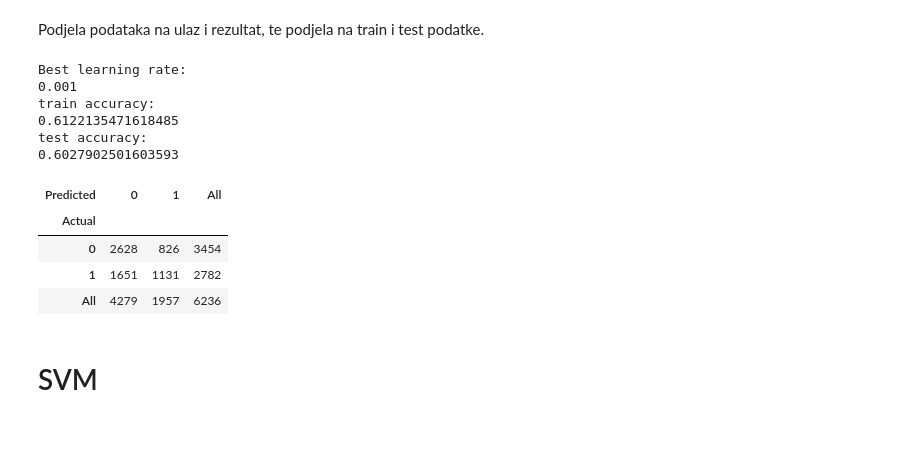
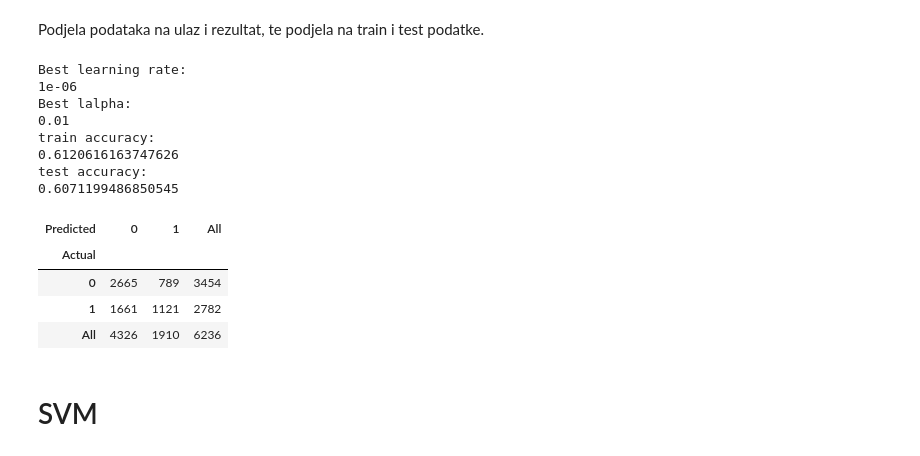
Before and after one commit to pdragojevic/Predicting-NBA-Shots, a Jupyter notebook: predicting_nba_shots.ipynb, the cells around one changed output. Drawn from its saved outputs; the diff is of its cells as text; code cells hidden in the pictures.

```diff
--- a/predicting_nba_shots.ipynb
+++ b/predicting_nba_shots.ipynb
@@ -293,36 +296,42 @@ X_train, X_test, y_train, y_test = train_test_split(X, y, test_size=0.05, random
 # %%
 best_score = 0
 for lr in [0.001, 0.00001, 0.000001]:
-  logistic_regression_model = make_pipeline(StandardScaler(), SGDClassifier(loss='log', penalty="l2", eta0=lr))
-  logistic_regression_model.fit(X_train, y_train)
-  predict_results = logistic_regression_model.predict(X_test)
-  score = logistic_regression_model.score(X_test, y_test)
-  if score > best_score:
-    best_lr = lr
-    best_model = logistic_regression_model
-    best_score = score
-    best_predict_results = predict_results
+  for alpha in [10, 1, 0.1, 0.01]:
+    logistic_regression_model = make_pipeline(StandardScaler(), SGDClassifier(loss='log', penalty="l2", eta0=lr, alpha=alpha))
+    logistic_regression_model.fit(X_train, y_train)
+    predict_results = logistic_regression_model.predict(X_test)
+    score = logistic_regression_model.score(X_test, y_test)
+    if score > best_score:
+      best_lr = lr
+      best_alpha = alpha
+      best_model = logistic_regression_model
+      best_score = score
+      best_predict_results = predict_results
 
 print("Best learning rate:")
 print(best_lr)
+print("Best lalpha:")
+print(alpha)
 print('train accuracy:')
 print(best_model.score(X_train, y_train))
 print('test accuracy:')
-print(best_model.score(X_test, y_test))
+print(best_score)
 
 pd.crosstab(y_test, best_predict_results, rownames = ['Actual'], colnames =['Predicted'], margins = True)
 # %% [output]
 Best learning rate:
-0.001
+1e-06
+Best lalpha:
+0.01
 train accuracy:
-0.6122135471618485
+0.6120616163747626
 test accuracy:
-0.6027902501603593
+0.6071199486850545
 | Predicted | 0 | 1 | All |
 | Actual |  |  |  |
-| 0 | 2628 | 826 | 3454 |
-| 1 | 1651 | 1131 | 2782 |
-| All | 4279 | 1957 | 6236 |
+| 0 | 2665 | 789 | 3454 |
+| 1 | 1661 | 1121 | 2782 |
+| All | 4326 | 1910 | 6236 |
 # %% [markdown]
 # SVM
 # %%
```
Also changed, not shown: parts of 10 cells of this notebook.
